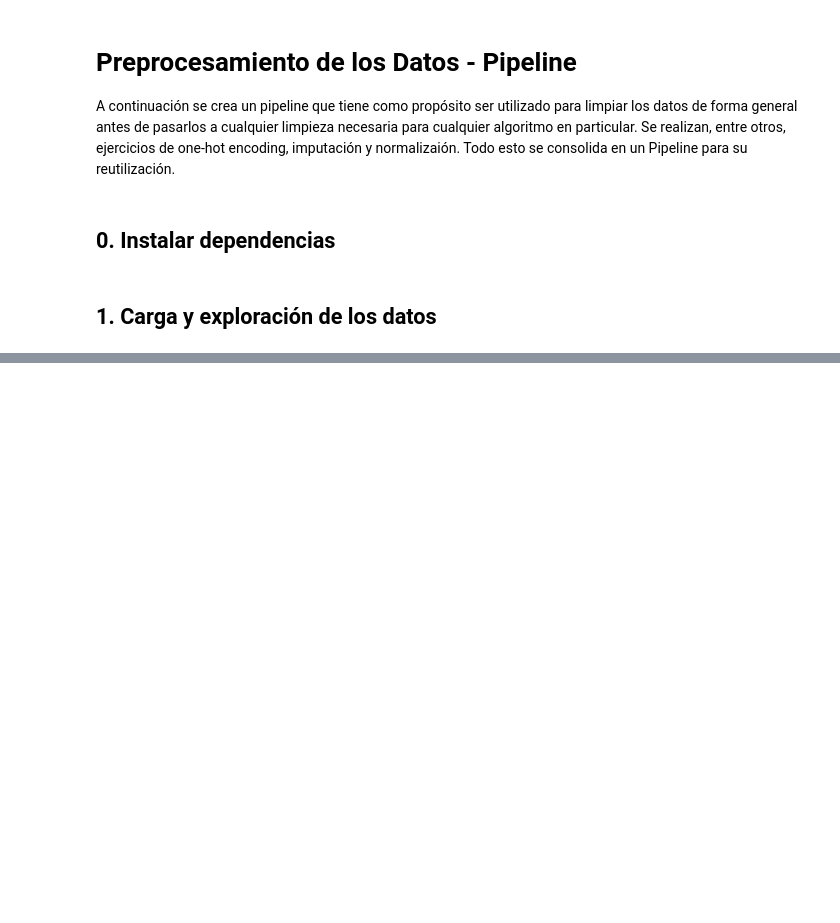
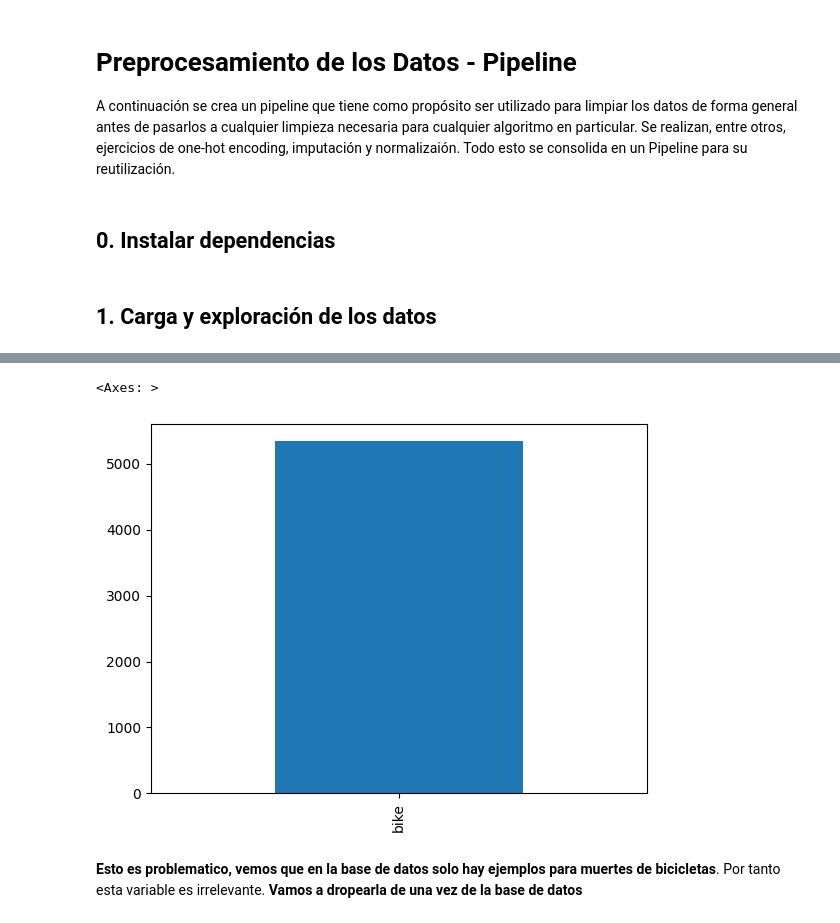
Before and after one commit to uniandes-data-wizards/laboratory-01, a Jupyter notebook: preprocessing_pipeline.ipynb, the cells around one changed output, grey strips where cells are left out. Drawn from its saved outputs; the diff is of its cells as text; code cells hidden in the pictures; blank space fills up the shorter version.

```diff
--- a/preprocessing_pipeline.ipynb
+++ b/preprocessing_pipeline.ipynb
@@ -23,0 +100,7 @@ NameError: name 'pd' is not defined
+# %%
+df['Vehicle_Type'].value_counts().plot(kind='bar')
+# %% [output]
+<Axes: >
+[figure, added]
+# %% [markdown]
+**Esto es problematico, vemos que en la base de datos solo hay ejemplos para muertes de bicicletas**. Por tanto esta variable es irrelevante. **Vamos a dropearla de una vez de la base de datos**
```
Also changed, not shown: parts of 25 cells of this notebook.
